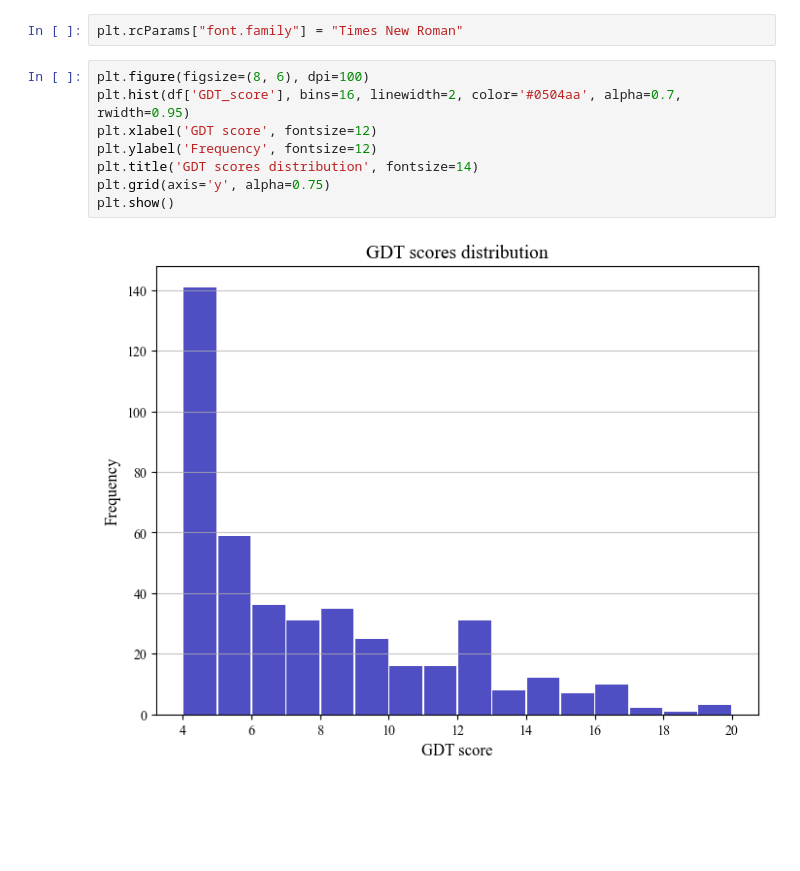
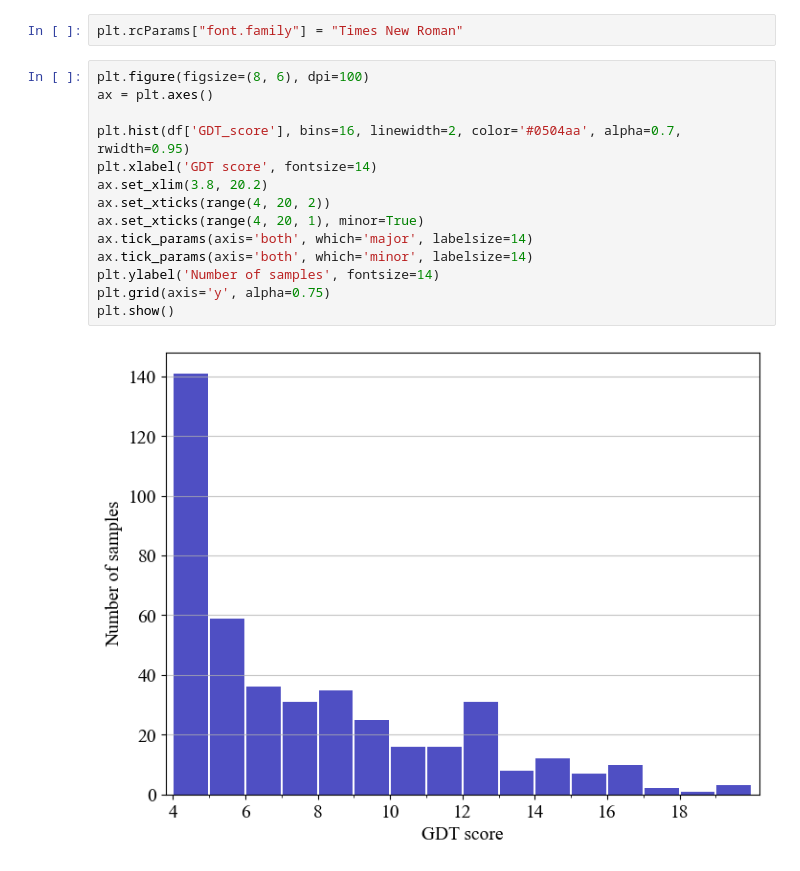
Before and after one commit to KsaweryKapela/GDT_NLP_Analysis, a Jupyter notebook: visualizations/visualization.ipynb, the cells around one changed output. Saved outputs shown, nothing was run; the diff lists cells and outputs as text; blank space fills up the shorter version.

Commit message:
Improved visualization

```diff
--- a/visualizations/visualization.ipynb
+++ b/visualizations/visualization.ipynb
@@ -12,11 +13,17 @@ df = open_and_prepare_df('main')
 plt.rcParams["font.family"] = "Times New Roman"
 # %%
 plt.figure(figsize=(8, 6), dpi=100)
+ax = plt.axes()
+
 plt.hist(df['GDT_score'], bins=16, linewidth=2, color='#0504aa', alpha=0.7, rwidth=0.95)
-plt.xlabel('GDT score', fontsize=12)
-plt.ylabel('Frequency', fontsize=12)
-plt.title('GDT scores distribution', fontsize=14)
+plt.xlabel('GDT score', fontsize=14)
+ax.set_xlim(3.8, 20.2)
+ax.set_xticks(range(4, 20, 2))
+ax.set_xticks(range(4, 20, 1), minor=True)
+ax.tick_params(axis='both', which='major', labelsize=14)
+ax.tick_params(axis='both', which='minor', labelsize=14)
+plt.ylabel('Number of samples', fontsize=14)
 plt.grid(axis='y', alpha=0.75)
 plt.show()
 # %% [output]
-[figure, old version]
+[figure, new version]
```
Also changed, not shown: parts of 1 cell of this notebook, 1 other file.
